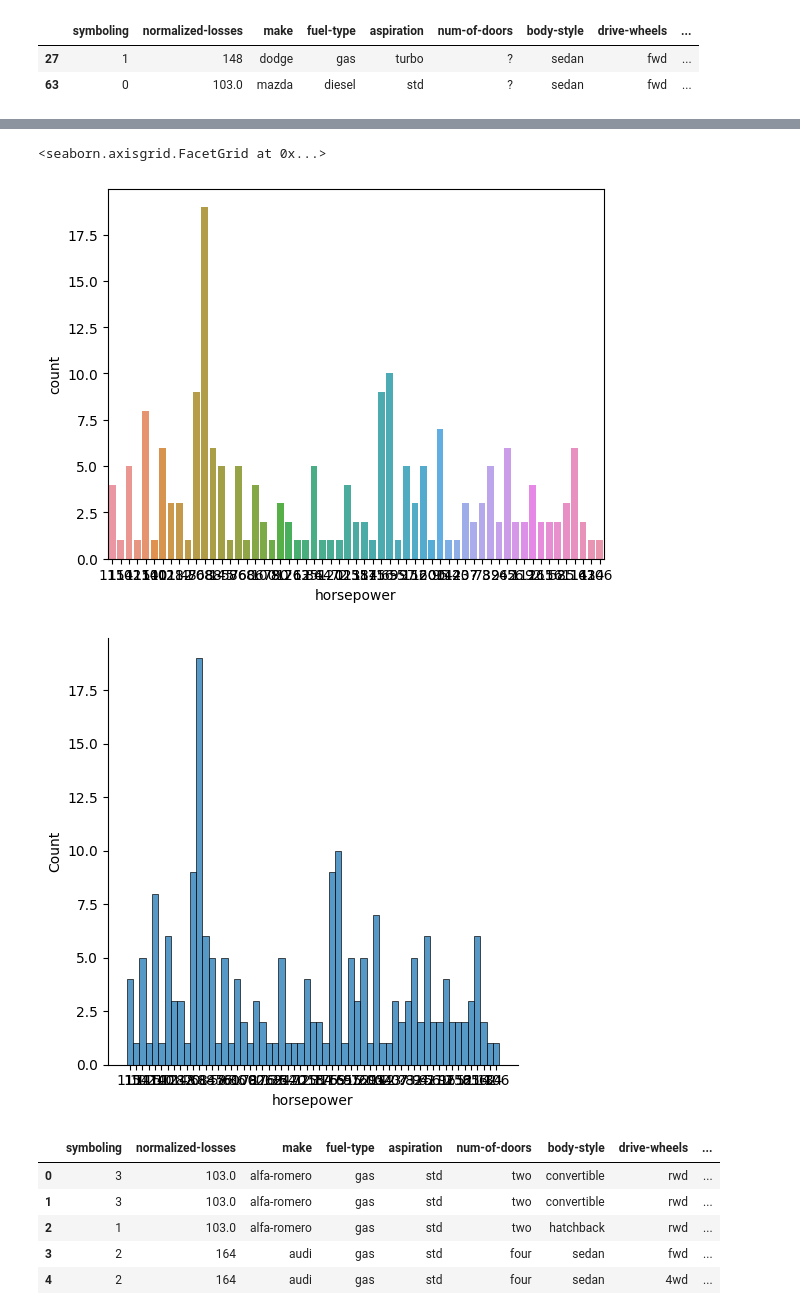
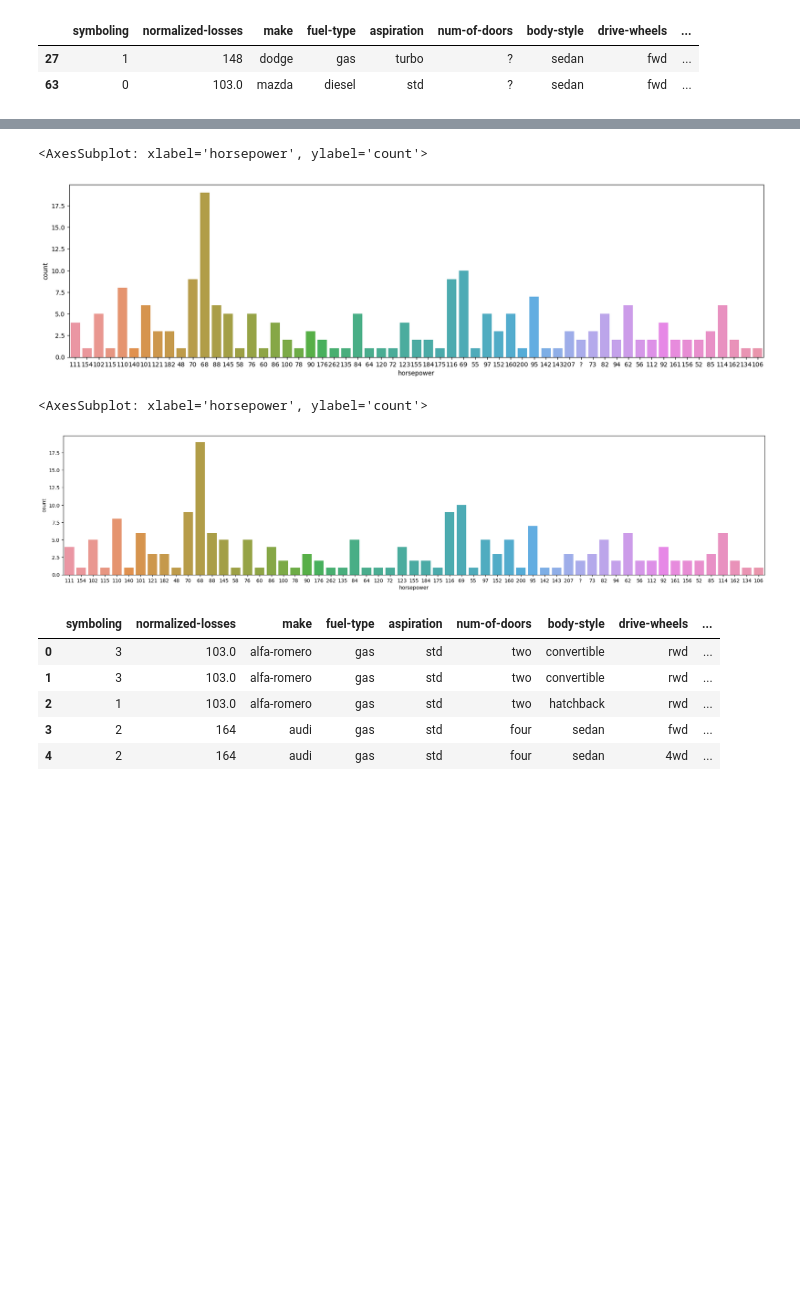
Before and after one commit to asif851/Automobile, a Jupyter notebook: Automobile.ipynb, the cells around one changed output, grey strips where cells are left out. Drawn from its saved outputs; the diff is of its cells as text; code cells hidden in the pictures; blank space fills up the shorter version.

```diff
--- a/Automobile.ipynb
+++ b/Automobile.ipynb
@@ -153,0 +154,2 @@ df.shape
+# %%
+df["price"]=df["price"].astype(int)
@@ -361,10 +346,15 @@ sns.countplot(x="engine-size",data=df)
 # %%
+plt.figure(figsize=(20,5))
 sns.countplot(x="horsepower",data=df)
-sns.displot(x="horsepower",data=df)
 # %% [output]
-<seaborn.axisgrid.FacetGrid at 0x...>
+<AxesSubplot: xlabel='horsepower', ylabel='count'>
-[figure, old version]
+[figure, new version]
-[figure, removed]
+# %%
+plt.figure(figsize=(25,5))
+sns.countplot(x="horsepower",data=df)
+# %% [output]
+<AxesSubplot: xlabel='horsepower', ylabel='count'>
+[figure, added]
 # %%
 df.head()
 # %% [output]
```
Also changed, not shown: parts of 18 cells of this notebook.
